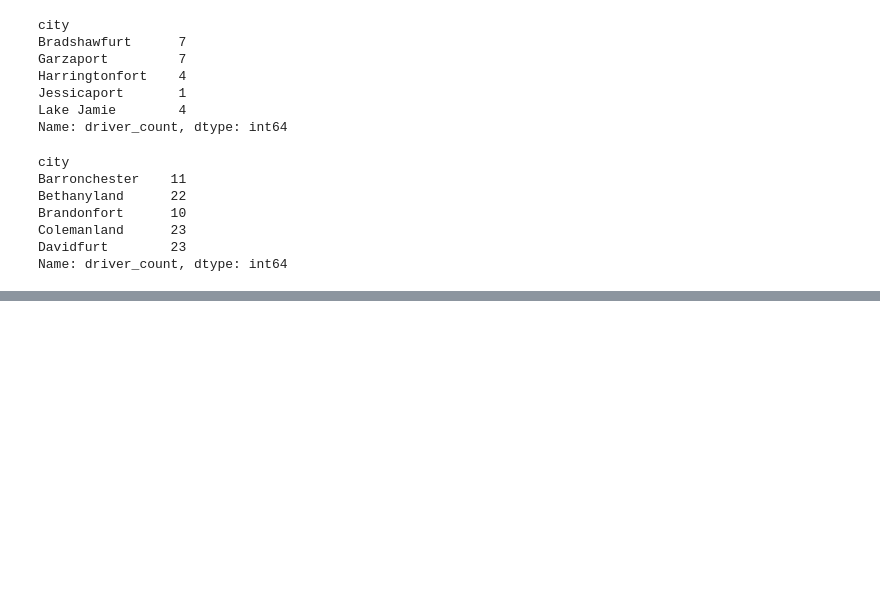
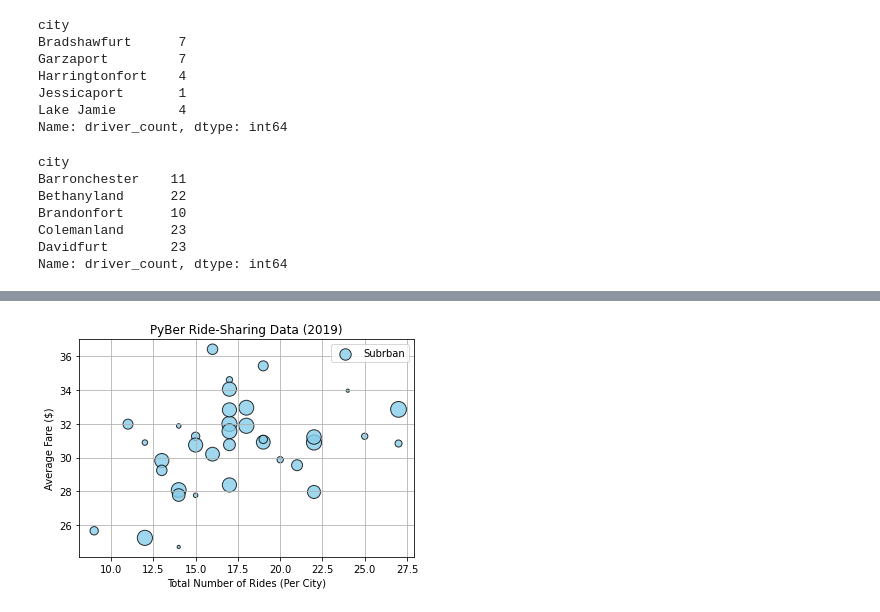
Before and after one commit to ccwillmore/PyBer_Analysis, a Jupyter notebook: Pyber.ipynb, the cells around one changed output, grey strips where cells are left out. Drawn from its saved outputs; the diff is of its cells as text; code cells hidden in the pictures; blank space fills up the shorter version.

```diff
--- a/Pyber.ipynb
+++ b/Pyber.ipynb
@@ -279,0 +274,14 @@ Name: driver_count, dtype: int64
+# %%
+plt.scatter(suburban_cities_ride_count_df,
+            suburban_average_fare_df,
+            label='Subrban',c='skyblue',
+            s=suburban_average_drivers_df*10,
+           edgecolor='k',linewidths=1,
+           alpha=0.8)
+plt.legend()
+plt.title('PyBer Ride-Sharing Data (2019)')
+plt.xlabel('Total Number of Rides (Per City)')
+plt.ylabel('Average Fare ($)')
+plt.grid()
+# %% [output]
+[figure, added]
```
Also changed, not shown: parts of 3 cells of this notebook.
